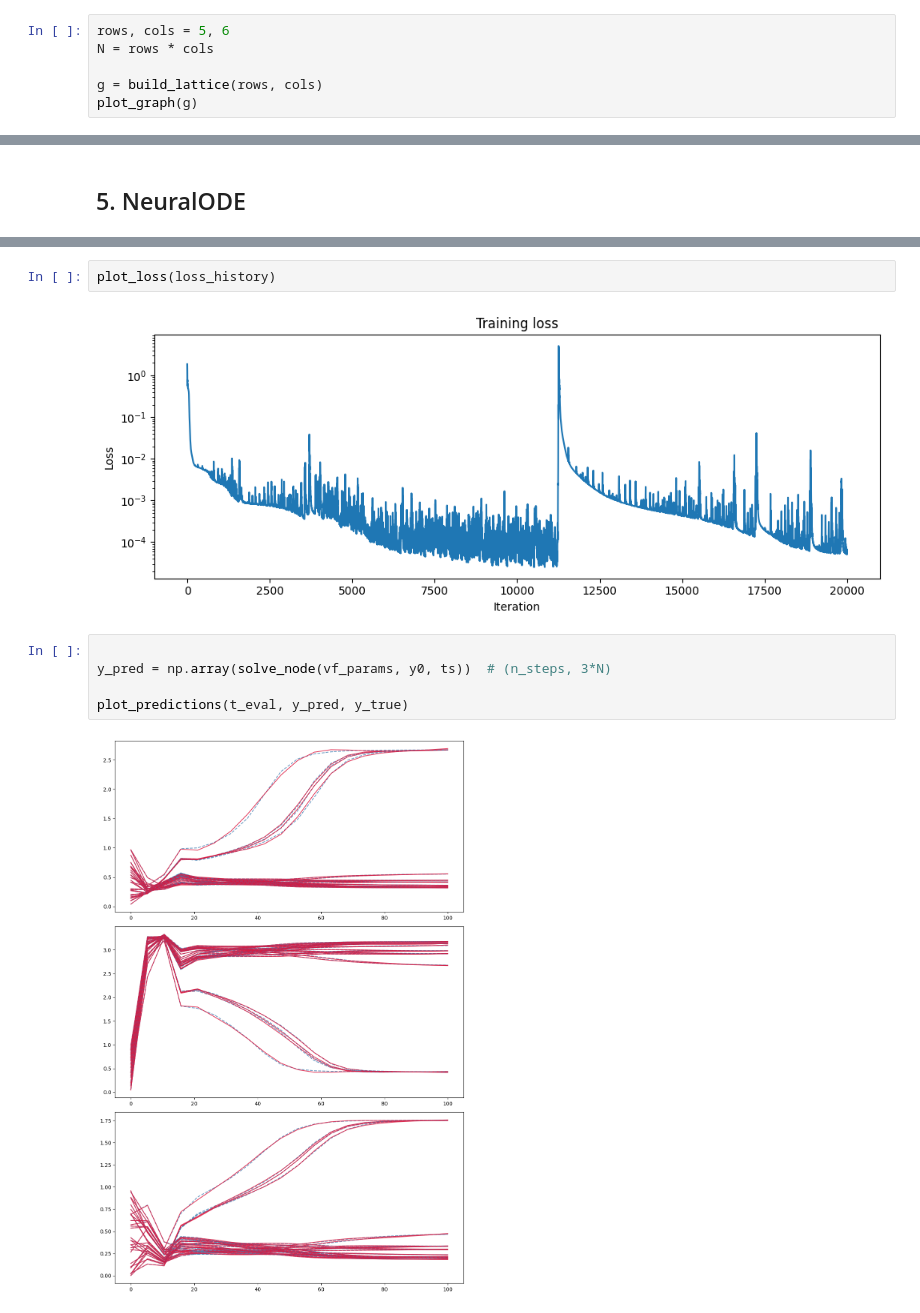
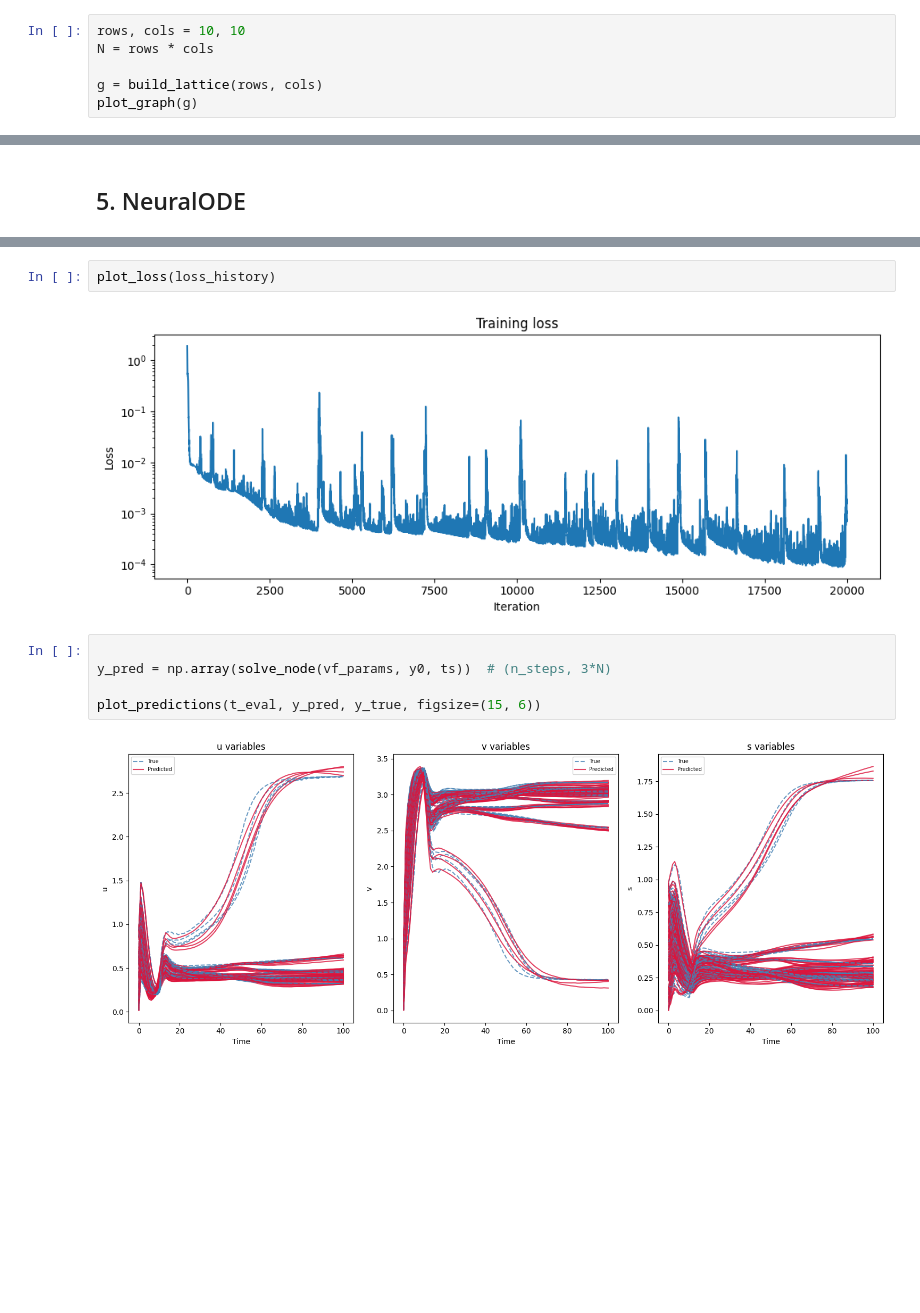
Before and after one commit to sabrinanegroni/dyn-modelling, a Jupyter notebook: notebooks/test_neuralODE.ipynb, the cells around one changed output, grey strips where cells are left out. Drawn from its saved outputs; the diff is of its cells as text; blank space fills up the shorter version.

```diff
--- a/notebooks/test_neuralODE.ipynb
+++ b/notebooks/test_neuralODE.ipynb
@@ -7,7 +208,7 @@ from dyn_modelling.utils.plots import plot_graph, plot_trajectories, plot_loss,
 # %% [markdown]
 ## 1. Build the lattice
 # %%
-rows, cols = 5, 6
+rows, cols = 10, 10
 N = rows * cols
 
 g = build_lattice(rows, cols)
@@ -78,14 +279,14 @@ vf_params, loss_history = train_adam(
 # %%
 plot_loss(loss_history)
 # %% [output]
-[figure, old version]
+[figure, new version]
 # %%
 
 y_pred = np.array(solve_node(vf_params, y0, ts))  # (n_steps, 3*N)
 
-plot_predictions(t_eval, y_pred, y_true)
+plot_predictions(t_eval, y_pred, y_true, figsize=(15, 6))
 # %% [output]
-[figure, old version]
+[figure, new version]
 # %%
 # phase portrait
 plot_phase_portrait(y_true, y_pred, n_cells=30)
```
Also changed, not shown: parts of 26 cells of this notebook, 1 other file.
